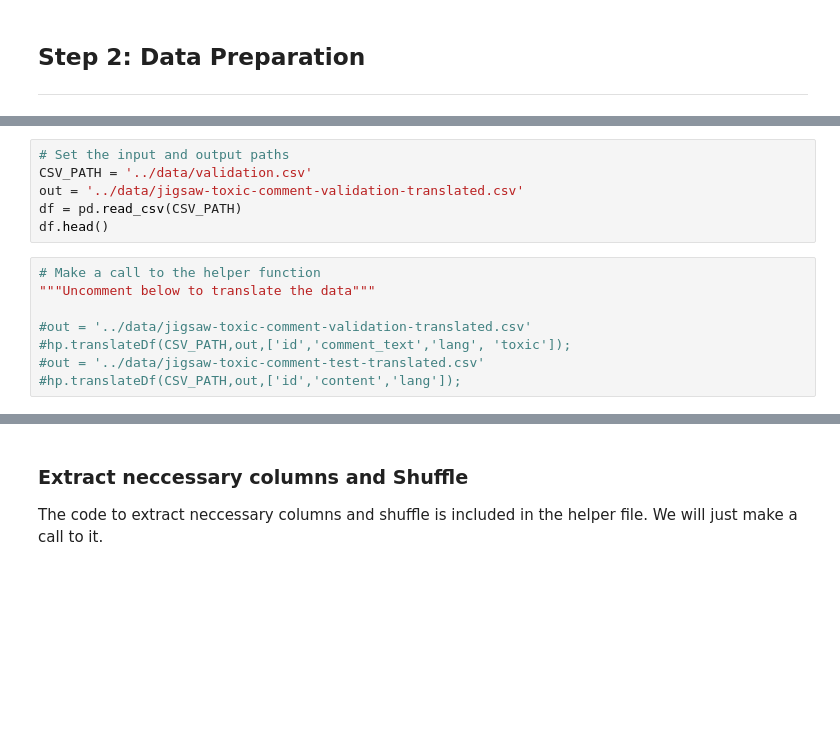
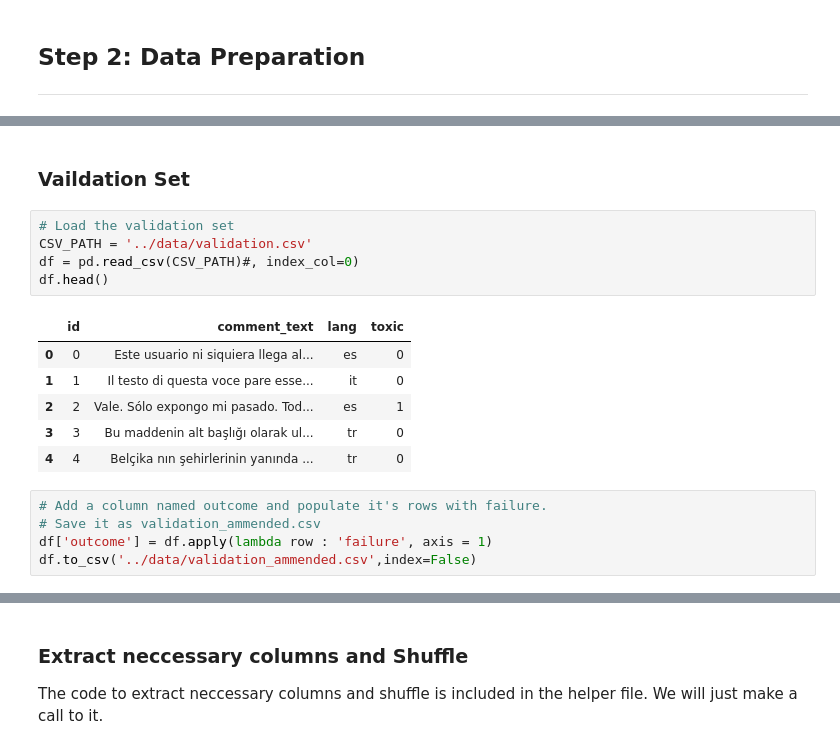
Before and after one commit to anthony-chukwuemeka-nwachukwu/Toxic-Comment-Classification, a Jupyter notebook: Toxic Comment Classification.ipynb, the cells around one changed output, grey strips where cells are left out. Cells and saved outputs as stored; diff of their text form; blank space fills up the shorter version.

```diff
--- a/Toxic Comment Classification.ipynb
+++ b/Toxic Comment Classification.ipynb
@@ -66,14 +82,19 @@ The code for this can be found inside the helper function
+# %% [markdown]
+### Vaildation Set
 # %%
-# Set the input and output paths
+# Load the validation set
 CSV_PATH = '../data/validation.csv'
-out = '../data/jigsaw-toxic-comment-validation-translated.csv'
-df = pd.read_csv(CSV_PATH)
+df = pd.read_csv(CSV_PATH)#, index_col=0)
 df.head()
+# %% [output]
+|  | id | comment_text | lang | toxic |
+| 0 | 0 | Este usuario ni siquiera llega al... | es | 0 |
+| 1 | 1 | Il testo di questa voce pare esse... | it | 0 |
+| 2 | 2 | Vale. Sólo expongo mi pasado. Tod... | es | 1 |
+| 3 | 3 | Bu maddenin alt başlığı olarak ul... | tr | 0 |
+| 4 | 4 | Belçika nın şehirlerinin yanında ... | tr | 0 |
-# %%
-# Make a call to the helper function
-"""Uncomment below to translate the data"""
-
-#out = '../data/jigsaw-toxic-comment-validation-translated.csv'
-#hp.translateDf(CSV_PATH,out,['id','comment_text','lang', 'toxic']);
-#out = '../data/jigsaw-toxic-comment-test-translated.csv'
-#hp.translateDf(CSV_PATH,out,['id','content','lang']);
+# %%
+# Add a column named outcome and populate it's rows with failure.
+# Save it as validation_ammended.csv
+df['outcome'] = df.apply(lambda row : 'failure', axis = 1)
+df.to_csv('../data/validation_ammended.csv',index=False)
```
Also changed, not shown: parts of 31 cells of this notebook, 1 other file.
